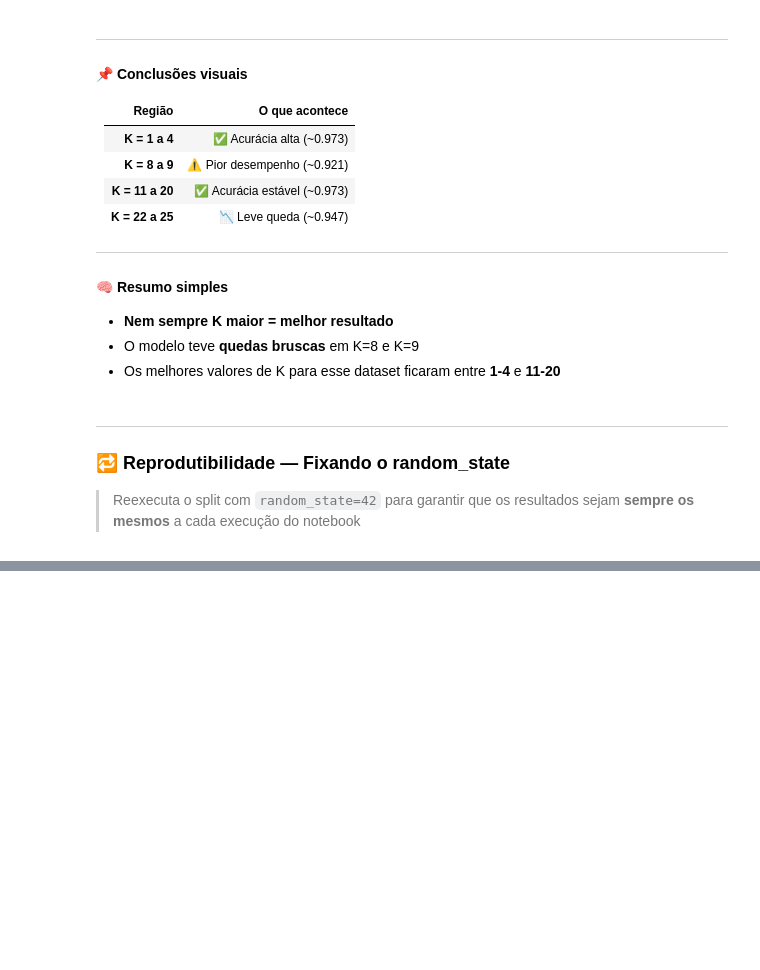
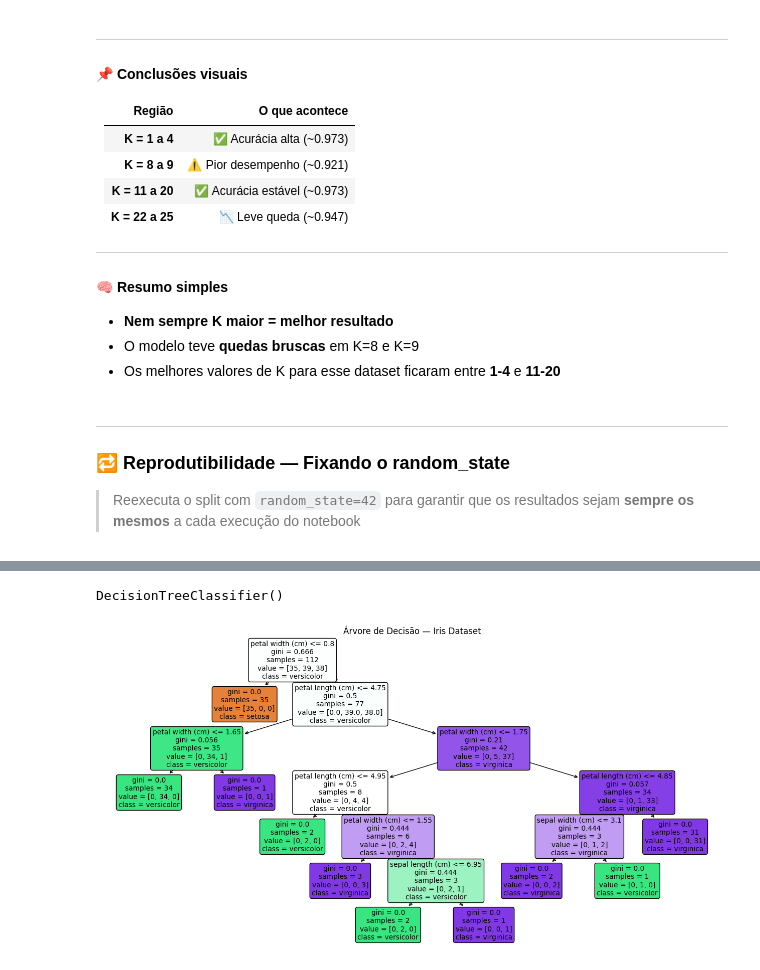
Before and after one commit to agnaldo-gonzaga/Data-Science-Learning, a Jupyter notebook: 04-Machine-Learning/iris_dataset.ipynb, the cells around one changed output, grey strips where cells are left out. Saved outputs shown, nothing was run; the diff lists cells and outputs as text; code cells hidden in the pictures; blank space fills up the shorter version.

Commit message:
Praticando Python | Scikit-Learn | Treina Decision Tree e visualiza a árvore de decisão

```diff
--- a/04-Machine-Learning/iris_dataset.ipynb
+++ b/04-Machine-Learning/iris_dataset.ipynb
@@ -178,0 +192,23 @@ x_train, x_test, y_train, y_test = train_test_split(x, y, test_size=0.25, random
+# %%
+from sklearn.tree import DecisionTreeClassifier
+# Instancia o modelo com configurações padrão (sem limitar profundidade da árvore)
+dt = DecisionTreeClassifier()
+dt.fit(x_train, y_train)
+# %% [output]
+DecisionTreeClassifier()
+# %%
+from sklearn.tree import plot_tree
+import matplotlib.pyplot as plt
+
+plt.figure(figsize=(16, 8))
+plot_tree(
+    dt,
+    feature_names=iris.feature_names,  # nomes reais das colunas
+    class_names=iris.target_names,      # nomes reais das espécies
+    filled=True,                        # colorido por classe
+    rounded=True                        # bordas arredondadas
+)
+plt.title('Árvore de Decisão — Iris Dataset')
+plt.show()
+# %% [output]
+[figure, added]
```
Also changed, not shown: parts of 2 cells of this notebook.
